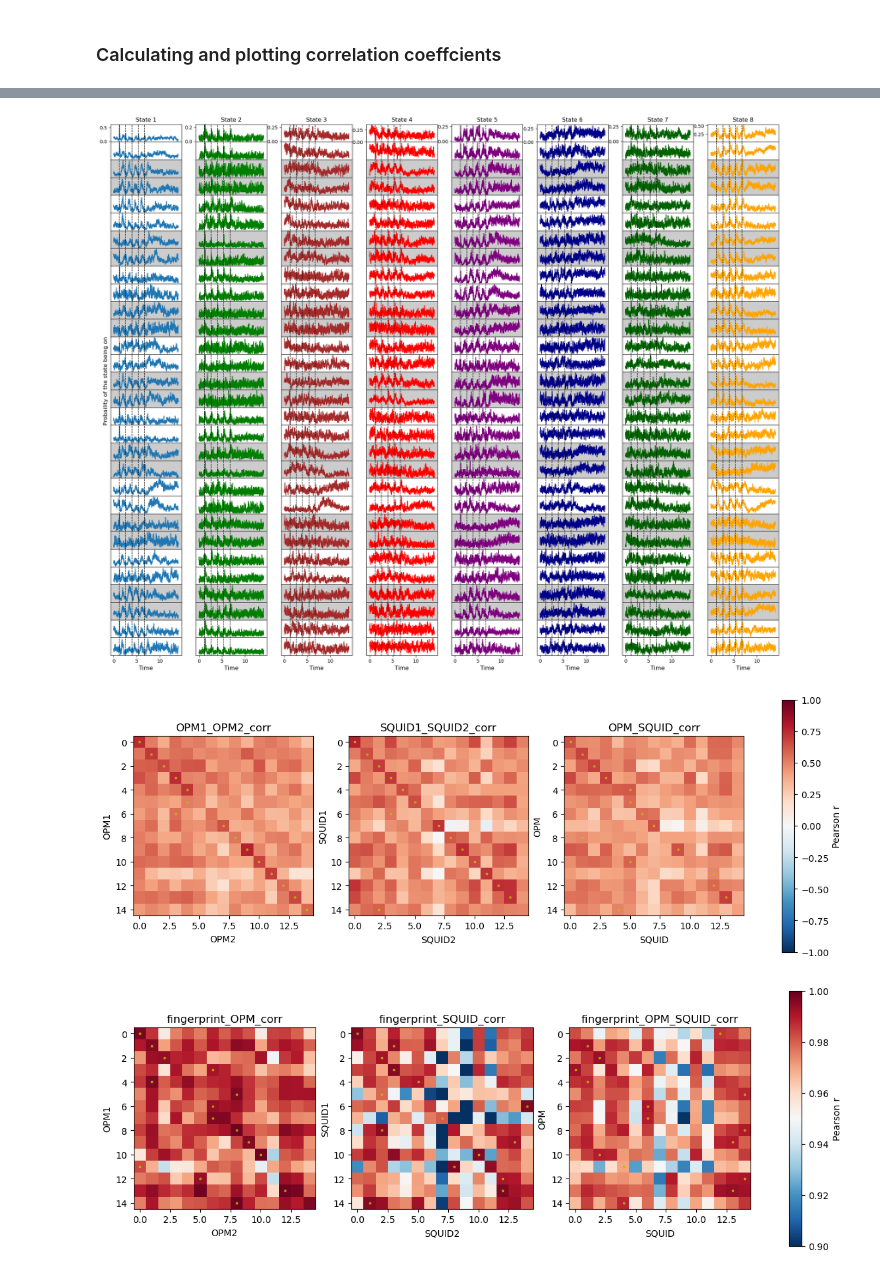
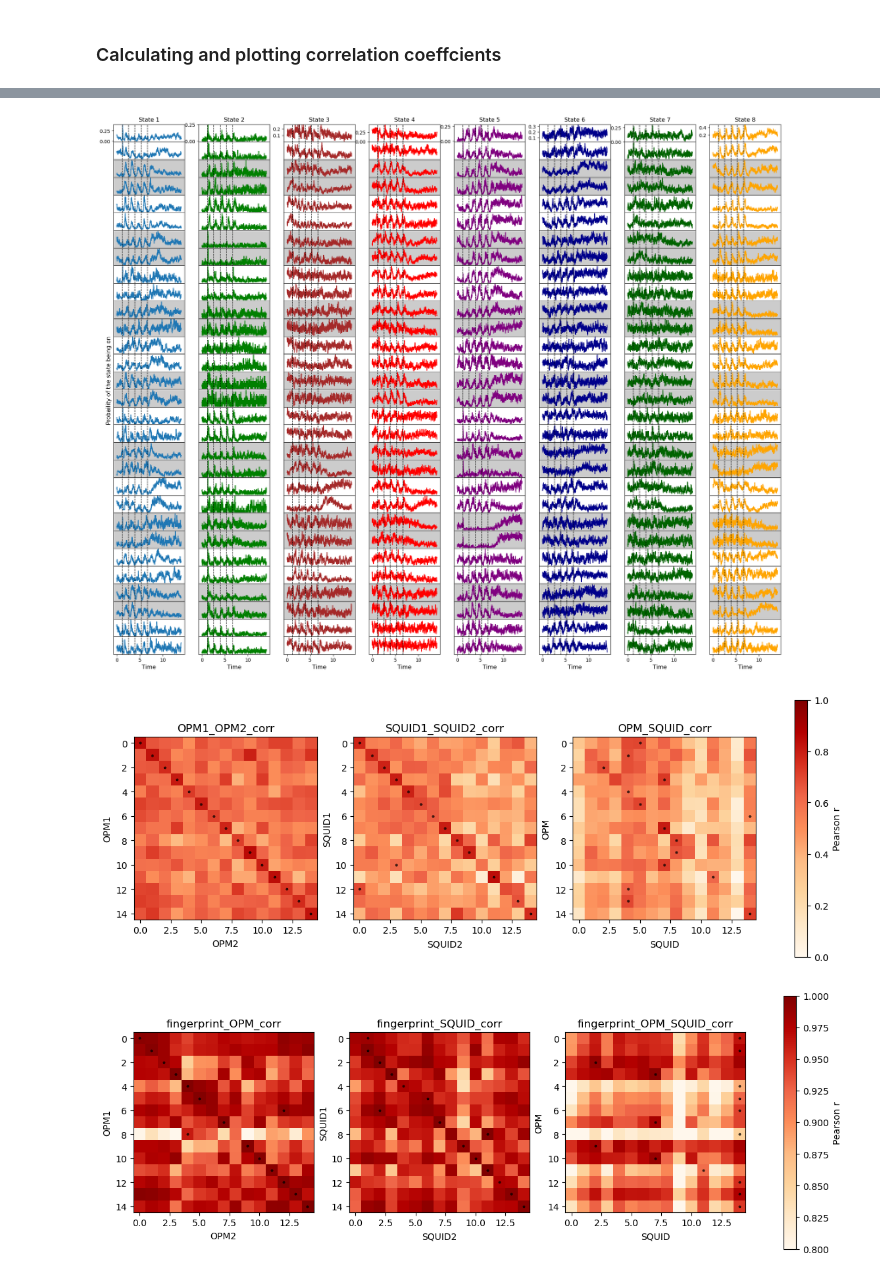
Before and after one commit to ppyab15/Canonical-HMM-Networks, a Jupyter notebook: annas_pipeline/calc_and_plot_correlations.ipynb, the cells around one changed output, grey strips where cells are left out. Drawn from its saved outputs; the diff is of its cells as text; code cells hidden in the pictures.

Commit message:
calculating and plotting correlation matrices

```diff
--- a/annas_pipeline/calc_and_plot_correlations.ipynb
+++ b/annas_pipeline/calc_and_plot_correlations.ipynb
@@ -14,9 +14,9 @@ import scipy as scipy
 #GETTING OPM STC FILES -------------------------------------------------------------------------------------------------
 base = "/rdrives/DRS-foundation-brain/zoe_data/BIDS"
 deriv = f"{base}/derivatives_anna_01042026"
-hmm_dir = f"{deriv}/hmm_8state_opms"
+hmm_dir_opms = f"{deriv}/hmm_8state_opms"
 files = sorted(
-    f for f in glob(f"{hmm_dir}/stc/*stc-raw.fif")
+    f for f in glob(f"{hmm_dir_opms}/stc/*stc-raw.fif")
     if "ses-001" in f or "ses-002" in f
 )
 
@@ -92,9 +92,9 @@ alp_meaned_list done
 #GETTING SQUID STC FILES -------------------------------------------------------------------------------------------------
 base = "/rdrives/DRS-foundation-brain/zoe_data/BIDS"
 deriv = f"{base}/derivatives_anna_01042026"
-hmm_dir = f"{deriv}/hmm_8state_squids"
+hmm_dir_squids = f"{deriv}/hmm_8state_squids"
 files_SQUID = sorted(
-    f for f in glob(f"{hmm_dir}/stc/*stc-raw.fif")
+    f for f in glob(f"{hmm_dir_squids}/stc/*stc-raw.fif")
     if "ses-003" in f or "ses-004" in f
 )
 
@@ -115,6 +115,7 @@ for raw_ses in raw_SQUID:
     events = np.concatenate([left_events, right_events], axis=0)
     events = events[np.argsort(events[:, 0])]
     events_list_SQUID.append(events)
+
 event_id_SQUID = {'Left_trial': 2, 'Right_trial': 3}
 
 # CREATING EPOCHS FOR THE TRIALS ------------------------------------------------------------------------------------------
@@ -270,13 +271,14 @@ for row in range(no_sessions):
         for col in range(8):
             axs[row, col].set_facecolor('0.80')  # light grey
 # %% [output]
-[figure, old version]
+[figure, new version]
 # %%
 #CALCULATE AND PLOT CORRELATION COEFFCIENTS FOR TRIAL TIMECOUSRES
-OPM_1 = alp_meaned_list[::2]
-OPM_2 = alp_meaned_list[1::2]
-SQUID_1 = alp_meaned_list_SQUID[::2]
-SQUID_2 = alp_meaned_list_SQUID[1::2]
+state = (0,1,2,3,4,5,6,7)
+OPM_1 = np.array(alp_meaned_list[::2])[:,:,state] #alp_meaned_list[::2]
+OPM_2 = np.array(alp_meaned_list[1::2])[:,:,state] #alp_meaned_list[1::2]
+SQUID_1 = np.array(alp_meaned_list_SQUID[::2])[:,:,state] #alp_meaned_list_SQUID[::2]
+SQUID_2 = np.array(alp_meaned_list_SQUID[1::2])[:,:,state] #alp_meaned_list_SQUID[1::2]
 
 OPM1_OPM2_corr = np.zeros((15,15))
 SQUID1_SQUID2_corr = np.zeros((15,15))
@@ -304,7 +306,7 @@ x_axis_labels = ['OPM2', 'SQUID2', 'SQUID']
 fig, axes = plt.subplots(1, 3, figsize=(15, 5))#, sharex=True, sharey=True)
 
 for ax, mat, title, x_axis, y_axis in zip(axes, mats, titles, x_axis_labels, y_axis_labels):
-    im = ax.imshow(mat, cmap='RdBu_r', vmin=-1, vmax=1)
+    im = ax.imshow(mat, cmap='OrRd', vmin=0, vmax=1)
 
     ax.set_title(title)
     ax.set_xlabel(x_axis)
@@ -314,7 +316,7 @@ for ax, mat, title, x_axis, y_axis in zip(axes, mats, titles, x_axis_labels, y_a
     n_rows = mat.shape[0]
     for i in range(n_rows):
         j_max = np.argmax(mat[i, :])
-        ax.scatter(j_max, i, color='y', marker='.', s=2, linewidths=2)
+        ax.scatter(j_max, i, color='black', marker='.', s=2, linewidths=2)
 
 # one shared colorbar
 fig.colorbar(im, ax=axes, label='Pearson r')
@@ -322,7 +324,7 @@ fig.colorbar(im, ax=axes, label='Pearson r')
 #plt.tight_layout()
 plt.show()
 # %% [output]
-[figure, old version]
+[figure, new version]
 # %%
 #CALCULATING AND PLOTTING COEFFCIENTS FOR SUMMARY STATS
 
@@ -381,36 +383,36 @@ for row in range(15):
         fingerprint_OPM2_SQUID1_corr = scipy.stats.pearsonr(OPM2_fingerprints[row].flatten(),SQUID1_fingerprints[colomn].flatten())[0]
         fingerprint_OPM2_SQUID2_corr = scipy.stats.pearsonr(OPM2_fingerprints[row].flatten(),SQUID2_fingerprints[colomn].flatten())[0]
 
         fingerprint_OPM_SQUID_corr[row,colomn] = np.mean((fingerprint_OPM1_SQUID1_corr, fingerprint_OPM1_SQUID2_corr, fingerprint_OPM2_SQUID1_corr, fingerprint_OPM2_SQUID2_corr))
 
 #PLOTTING
 mats = [fingerprint_OPM_corr, fingerprint_SQUID_corr, fingerprint_OPM_SQUID_corr]  # <- replace with your 3 matrices
 titles = ['fingerprint_OPM_corr', 'fingerprint_SQUID_corr', 'fingerprint_OPM_SQUID_corr']
 y_axis_labels = ['OPM1', 'SQUID1', 'OPM']
 x_axis_labels = ['OPM2', 'SQUID2', 'SQUID']
 
 fig, axes = plt.subplots(1, 3, figsize=(15, 5))#, sharex=True, sharey=True)
 
 for ax, mat, title, x_axis, y_axis in zip(axes, mats, titles, x_axis_labels, y_axis_labels):
-    im = ax.imshow(mat, cmap='RdBu_r', vmin=0.9, vmax=1)
+    im = ax.imshow(mat, cmap='OrRd', vmin=0.8, vmax=1)
 
     ax.set_title(title)
     ax.set_xlabel(x_axis)
     ax.set_ylabel(y_axis)
 
     # mark row-wise maxima
     n_rows = mat.shape[0]
     for i in range(n_rows):
         j_max = np.argmax(mat[i, :])
-        ax.scatter(j_max, i, color='y', marker='.', s=2, linewidths=2)
+        ax.scatter(j_max, i, color='black', marker='.', s=2, linewidths=2)
 
 # one shared colorbar
 fig.colorbar(im, ax=axes, label='Pearson r')
 
 #plt.tight_layout()
 plt.show()
 # %% [output]
-[figure, old version]
+[figure, new version]
 # %%
 #CALCULATING AND PLOTTING COEFFCIENTS FOR STATE PSDS
 
```
Also changed, not shown: parts of 5 cells of this notebook.
